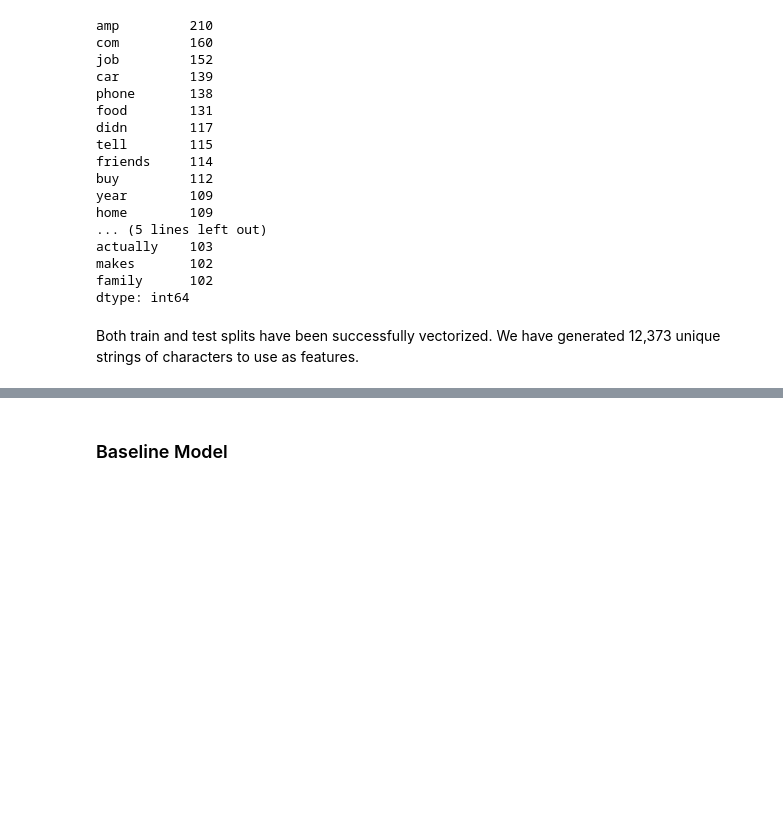
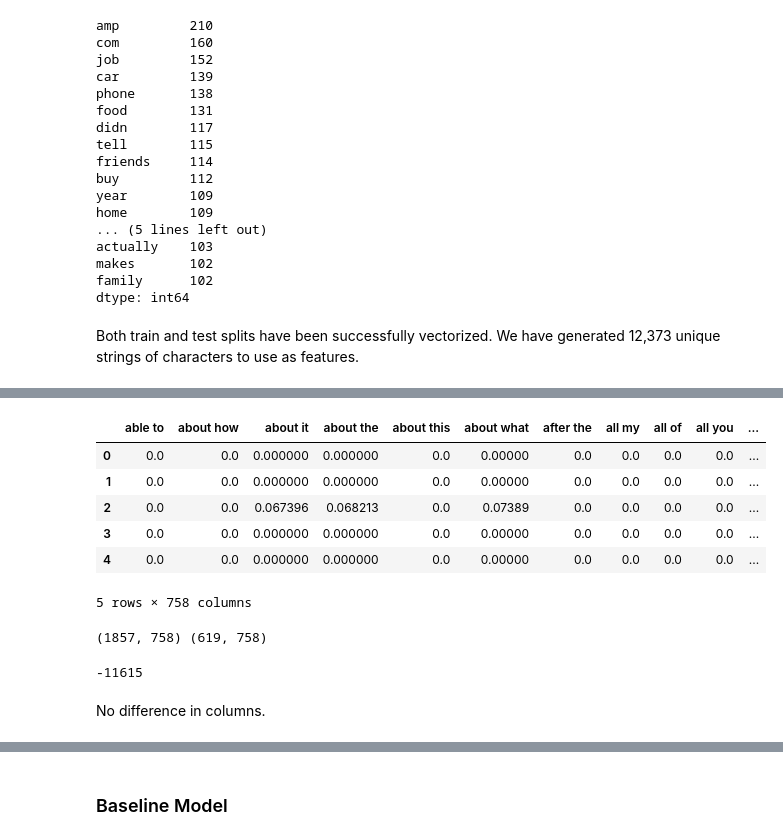
Before and after one commit to Femli/lifehacks_vs_lifeprotips, a Jupyter notebook: code/03_Feature_Engineering_EDA.ipynb, the cells around one changed output, grey strips where cells are left out. Saved outputs shown, nothing was run; the diff lists cells and outputs as text; code cells hidden in the pictures; blank space fills up the shorter version.

```diff
--- a/code/03_Feature_Engineering_EDA.ipynb
+++ b/code/03_Feature_Engineering_EDA.ipynb
@@ -244,0 +425,24 @@ Both train and test splits have been successfully vectorized. We have generated
+# %%
+tf5 = TfidfVectorizer(min_df=15, max_df=.05, ngram_range=(2, 2))
+# %%
+X_train_tf5 = pd.DataFrame(tf5.fit_transform(X_train).A, columns=tf5.get_feature_names_out())
+X_test_tf5 = pd.DataFrame(tf5.transform(X_test).A, columns=tf5.get_feature_names_out())
+X_train_tf5.head(5)
+# %% [output]
+|  | able to | about how | about it | about the | about this | about what | after the | all my | all of | all you | ... |
+| 0 | 0.0 | 0.0 | 0.000000 | 0.000000 | 0.0 | 0.00000 | 0.0 | 0.0 | 0.0 | 0.0 | ... |
+| 1 | 0.0 | 0.0 | 0.000000 | 0.000000 | 0.0 | 0.00000 | 0.0 | 0.0 | 0.0 | 0.0 | ... |
+| 2 | 0.0 | 0.0 | 0.067396 | 0.068213 | 0.0 | 0.07389 | 0.0 | 0.0 | 0.0 | 0.0 | ... |
+| 3 | 0.0 | 0.0 | 0.000000 | 0.000000 | 0.0 | 0.00000 | 0.0 | 0.0 | 0.0 | 0.0 | ... |
+| 4 | 0.0 | 0.0 | 0.000000 | 0.000000 | 0.0 | 0.00000 | 0.0 | 0.0 | 0.0 | 0.0 | ... |
+5 rows × 758 columns
+# %%
+print(X_train_tf5.shape, X_test_tf5.shape)
+# %% [output]
+(1857, 758) (619, 758)
+# %%
+X_train_tf5.shape[1] - X_train_cvec.shape[1]
+# %% [output]
+-11615
+# %% [markdown]
+No difference in columns.
```
Also changed, not shown: parts of 34 cells of this notebook.
